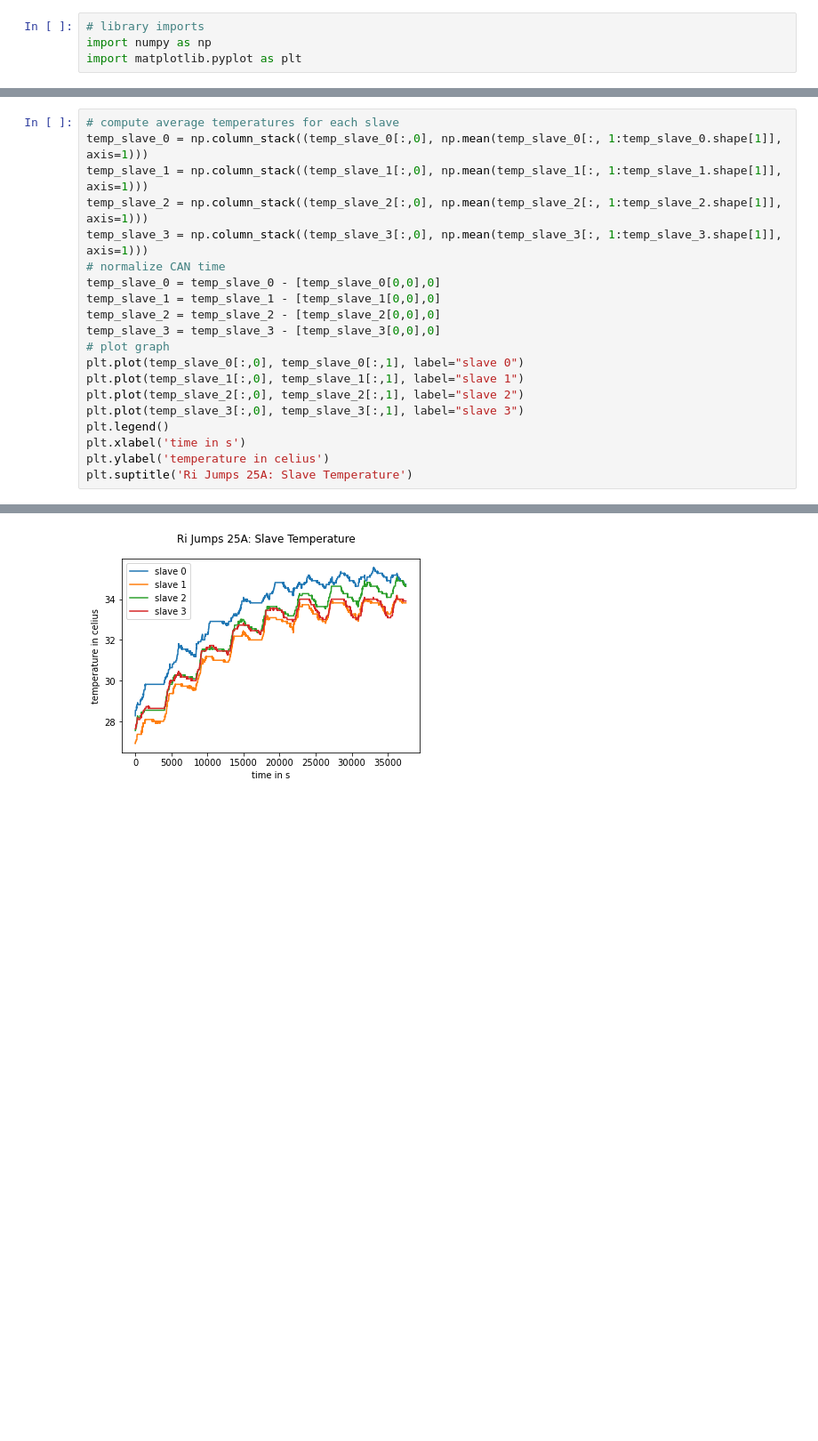
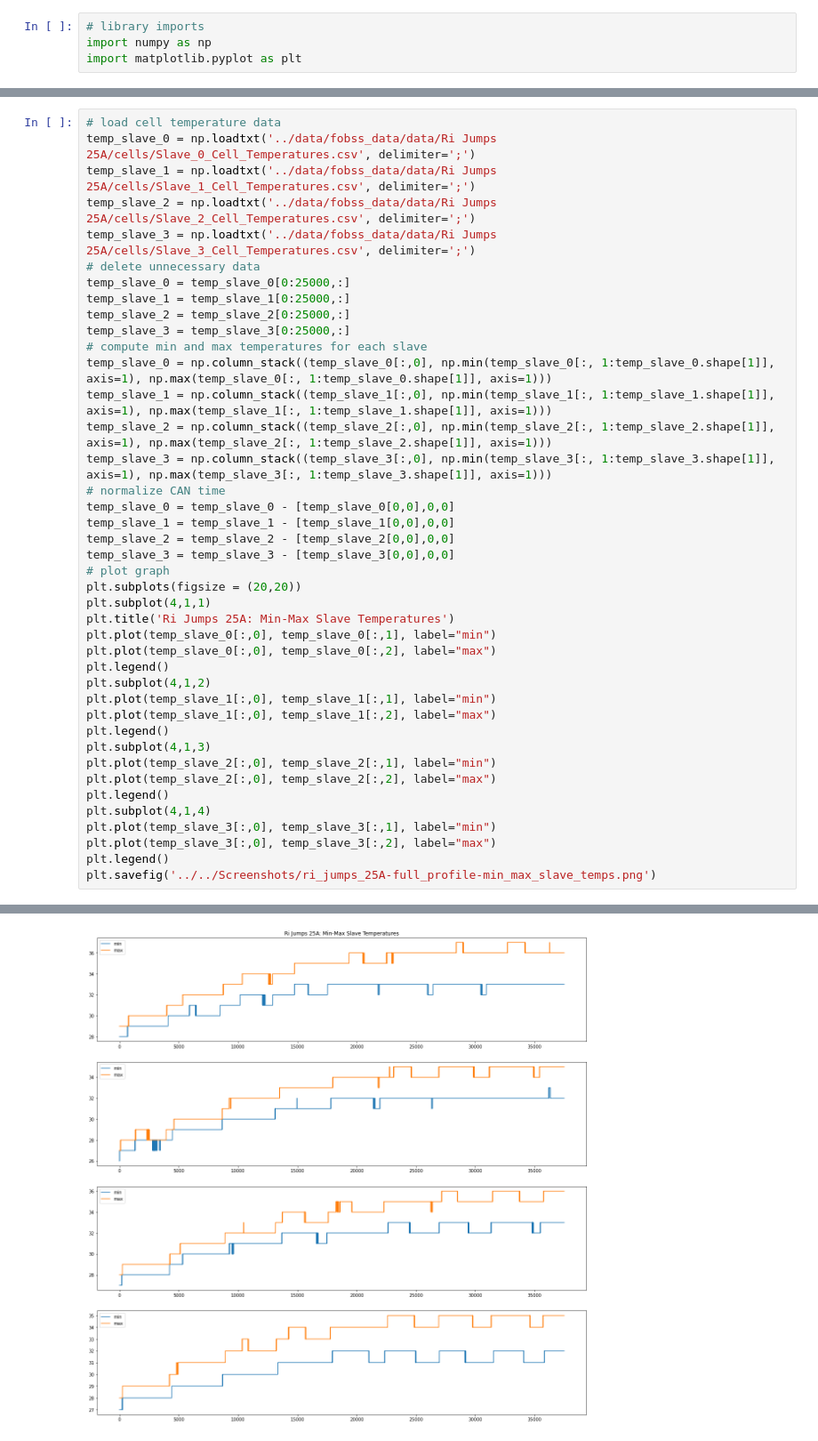
Before and after one commit to Energy-Theory-Guided-Data-Science/Battery-System, a Jupyter notebook: notebooks/19_temperature_analysis.ipynb, the cells around one changed output, grey strips where cells are left out. Shown at 89% size. Saved outputs shown, nothing was run; the diff lists cells and outputs as text; blank space fills up the shorter version.

```diff
--- a/notebooks/19_temperature_analysis.ipynb
+++ b/notebooks/19_temperature_analysis.ipynb
@@ -39,21 +135,42 @@ temp_slave_3 = temp_slave_3[0:25000,:]
 # %%
-# compute average temperatures for each slave
-temp_slave_0 = np.column_stack((temp_slave_0[:,0], np.mean(temp_slave_0[:, 1:temp_slave_0.shape[1]], axis=1)))
-temp_slave_1 = np.column_stack((temp_slave_1[:,0], np.mean(temp_slave_1[:, 1:temp_slave_1.shape[1]], axis=1)))
-temp_slave_2 = np.column_stack((temp_slave_2[:,0], np.mean(temp_slave_2[:, 1:temp_slave_2.shape[1]], axis=1)))
-temp_slave_3 = np.column_stack((temp_slave_3[:,0], np.mean(temp_slave_3[:, 1:temp_slave_3.shape[1]], axis=1)))
+# load cell temperature data
+temp_slave_0 = np.loadtxt('../data/fobss_data/data/Ri Jumps 25A/cells/Slave_0_Cell_Temperatures.csv', delimiter=';')
+temp_slave_1 = np.loadtxt('../data/fobss_data/data/Ri Jumps 25A/cells/Slave_1_Cell_Temperatures.csv', delimiter=';')
+temp_slave_2 = np.loadtxt('../data/fobss_data/data/Ri Jumps 25A/cells/Slave_2_Cell_Temperatures.csv', delimiter=';')
+temp_slave_3 = np.loadtxt('../data/fobss_data/data/Ri Jumps 25A/cells/Slave_3_Cell_Temperatures.csv', delimiter=';')
+# delete unnecessary data
+temp_slave_0 = temp_slave_0[0:25000,:]
+temp_slave_1 = temp_slave_1[0:25000,:]
+temp_slave_2 = temp_slave_2[0:25000,:]
+temp_slave_3 = temp_slave_3[0:25000,:]
+# compute min and max temperatures for each slave
+temp_slave_0 = np.column_stack((temp_slave_0[:,0], np.min(temp_slave_0[:, 1:temp_slave_0.shape[1]], axis=1), np.max(temp_slave_0[:, 1:temp_slave_0.shape[1]], axis=1)))
+temp_slave_1 = np.column_stack((temp_slave_1[:,0], np.min(temp_slave_1[:, 1:temp_slave_1.shape[1]], axis=1), np.max(temp_slave_1[:, 1:temp_slave_1.shape[1]], axis=1)))
+temp_slave_2 = np.column_stack((temp_slave_2[:,0], np.min(temp_slave_2[:, 1:temp_slave_2.shape[1]], axis=1), np.max(temp_slave_2[:, 1:temp_slave_2.shape[1]], axis=1)))
+temp_slave_3 = np.column_stack((temp_slave_3[:,0], np.min(temp_slave_3[:, 1:temp_slave_3.shape[1]], axis=1), np.max(temp_slave_3[:, 1:temp_slave_3.shape[1]], axis=1)))
 # normalize CAN time
-temp_slave_0 = temp_slave_0 - [temp_slave_0[0,0],0]
-temp_slave_1 = temp_slave_1 - [temp_slave_1[0,0],0]
-temp_slave_2 = temp_slave_2 - [temp_slave_2[0,0],0]
-temp_slave_3 = temp_slave_3 - [temp_slave_3[0,0],0]
+temp_slave_0 = temp_slave_0 - [temp_slave_0[0,0],0,0]
+temp_slave_1 = temp_slave_1 - [temp_slave_1[0,0],0,0]
+temp_slave_2 = temp_slave_2 - [temp_slave_2[0,0],0,0]
+temp_slave_3 = temp_slave_3 - [temp_slave_3[0,0],0,0]
 # plot graph
-plt.plot(temp_slave_0[:,0], temp_slave_0[:,1], label="slave 0")
-plt.plot(temp_slave_1[:,0], temp_slave_1[:,1], label="slave 1")
-plt.plot(temp_slave_2[:,0], temp_slave_2[:,1], label="slave 2")
-plt.plot(temp_slave_3[:,0], temp_slave_3[:,1], label="slave 3")
+plt.subplots(figsize = (20,20))
+plt.subplot(4,1,1)
+plt.title('Ri Jumps 25A: Min-Max Slave Temperatures')
+plt.plot(temp_slave_0[:,0], temp_slave_0[:,1], label="min")
+plt.plot(temp_slave_0[:,0], temp_slave_0[:,2], label="max")
 plt.legend()
-plt.xlabel('time in s')
-plt.ylabel('temperature in celius')
-plt.suptitle('Ri Jumps 25A: Slave Temperature')
+plt.subplot(4,1,2)
+plt.plot(temp_slave_1[:,0], temp_slave_1[:,1], label="min")
+plt.plot(temp_slave_1[:,0], temp_slave_1[:,2], label="max")
+plt.legend()
+plt.subplot(4,1,3)
+plt.plot(temp_slave_2[:,0], temp_slave_2[:,1], label="min")
+plt.plot(temp_slave_2[:,0], temp_slave_2[:,2], label="max")
+plt.legend()
+plt.subplot(4,1,4)
+plt.plot(temp_slave_3[:,0], temp_slave_3[:,1], label="min")
+plt.plot(temp_slave_3[:,0], temp_slave_3[:,2], label="max")
+plt.legend()
+plt.savefig('../../Screenshots/ri_jumps_25A-full_profile-min_max_slave_temps.png')
 # %% [output]
@@ -61 +177 @@ Text(0.5, 0.98, 'Ri Jumps 25A: Slave Temperature')
-[figure, old version]
+[figure, new version]
```
Also changed, not shown: parts of 22 cells of this notebook.
